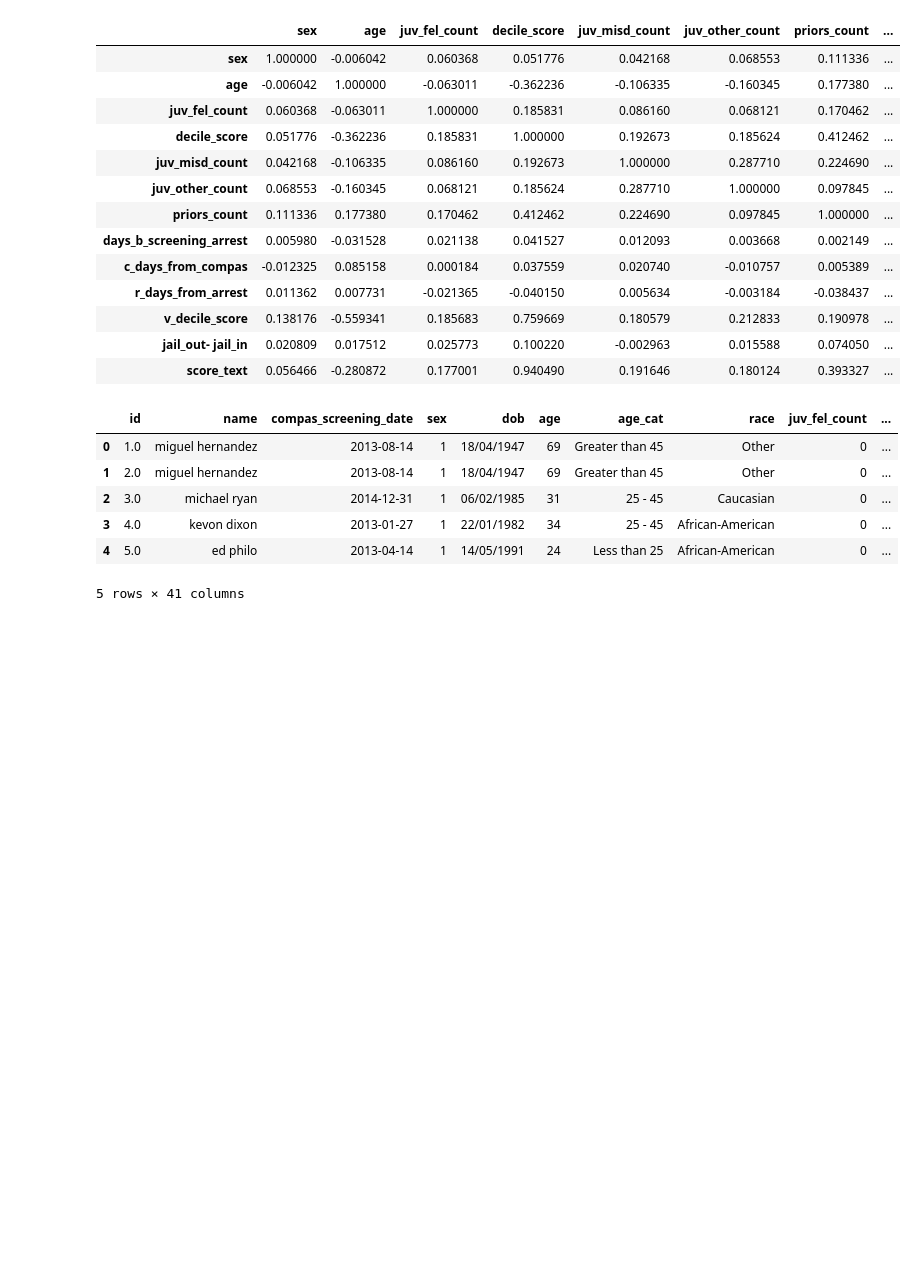
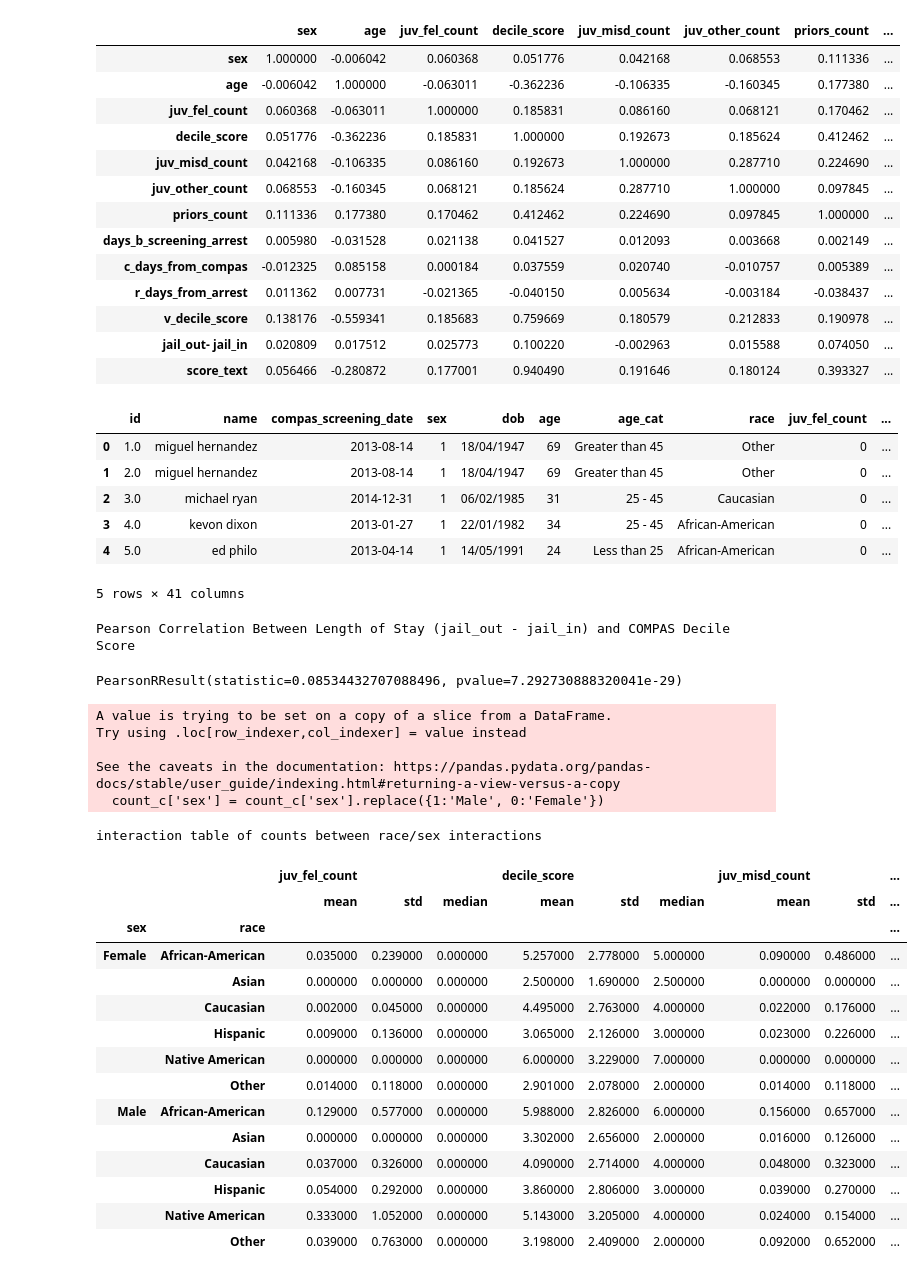
Before and after one commit to jiayinliu25/riskAssessmentCOMPAS, a Jupyter notebook: Dataset_Analysis.ipynb, the cells around one changed output. Saved outputs shown, nothing was run; the diff lists cells and outputs as text; code cells hidden in the pictures; blank space fills up the shorter version.

```diff
--- a/Dataset_Analysis.ipynb
+++ b/Dataset_Analysis.ipynb
@@ -199,3 +200,40 @@ compas.head()
 | 3 | 4.0 | kevon dixon | 2013-01-27 | 1 | 22/01/1982 | 34 | 25 - 45 | African-American | 0 | ... |
 | 4 | 5.0 | ed philo | 2013-04-14 | 1 | 14/05/1991 | 24 | Less than 25 | African-American | 0 | ... |
 5 rows × 41 columns
+# %%
+pearson_c = compas[['jail_out- jail_in','v_decile_score']].dropna(how='any')
+
+print('Pearson Correlation Between Length of Stay (jail_out - jail_in) and COMPAS Decile Score')
+scipy.stats.pearsonr(pearson_c['jail_out- jail_in'], pearson_c['v_decile_score'])
+# %% [output]
+Pearson Correlation Between Length of Stay (jail_out - jail_in) and COMPAS Decile Score
+PearsonRResult(statistic=0.08534432707088496, pvalue=7.292730888320041e-29)
+# %%
+count_c = compas[['sex', 'race', 'juv_fel_count','decile_score','juv_misd_count','priors_count', 'priors_count.1']]
+count_c['sex'] = count_c['sex'].replace({1:'Male', 0:'Female'})
+# %% [output]
+A value is trying to be set on a copy of a slice from a DataFrame.
+Try using .loc[row_indexer,col_indexer] = value instead
+
+See the caveats in the documentation: https://pandas.pydata.org/pandas-docs/stable/user_guide/indexing.html#returning-a-view-versus-a-copy
+  count_c['sex'] = count_c['sex'].replace({1:'Male', 0:'Female'})
+# %%
+print('interaction table of counts between race/sex interactions')
+count_c.groupby(['sex','race']).aggregate(['mean','std','median']).round(3).style.background_gradient(axis=0)
+# %% [output]
+interaction table of counts between race/sex interactions
+|  |  | juv_fel_count |  |  | decile_score |  |  | juv_misd_count |  | ... |
+|  |  | mean | std | median | mean | std | median | mean | std | ... |
+| sex | race |  |  |  |  |  |  |  |  | ... |
+| Female | African-American | 0.035000 | 0.239000 | 0.000000 | 5.257000 | 2.778000 | 5.000000 | 0.090000 | 0.486000 | ... |
+|  | Asian | 0.000000 | 0.000000 | 0.000000 | 2.500000 | 1.690000 | 2.500000 | 0.000000 | 0.000000 | ... |
+|  | Caucasian | 0.002000 | 0.045000 | 0.000000 | 4.495000 | 2.763000 | 4.000000 | 0.022000 | 0.176000 | ... |
+|  | Hispanic | 0.009000 | 0.136000 | 0.000000 | 3.065000 | 2.126000 | 3.000000 | 0.023000 | 0.226000 | ... |
+|  | Native American | 0.000000 | 0.000000 | 0.000000 | 6.000000 | 3.229000 | 7.000000 | 0.000000 | 0.000000 | ... |
+|  | Other | 0.014000 | 0.118000 | 0.000000 | 2.901000 | 2.078000 | 2.000000 | 0.014000 | 0.118000 | ... |
+| Male | African-American | 0.129000 | 0.577000 | 0.000000 | 5.988000 | 2.826000 | 6.000000 | 0.156000 | 0.657000 | ... |
+|  | Asian | 0.000000 | 0.000000 | 0.000000 | 3.302000 | 2.656000 | 2.000000 | 0.016000 | 0.126000 | ... |
+|  | Caucasian | 0.037000 | 0.326000 | 0.000000 | 4.090000 | 2.714000 | 4.000000 | 0.048000 | 0.323000 | ... |
+|  | Hispanic | 0.054000 | 0.292000 | 0.000000 | 3.860000 | 2.806000 | 3.000000 | 0.039000 | 0.270000 | ... |
+|  | Native American | 0.333000 | 1.052000 | 0.000000 | 5.143000 | 3.205000 | 4.000000 | 0.024000 | 0.154000 | ... |
+|  | Other | 0.039000 | 0.763000 | 0.000000 | 3.198000 | 2.409000 | 2.000000 | 0.092000 | 0.652000 | ... |
```
Also changed, not shown: parts of 2 cells of this notebook.
